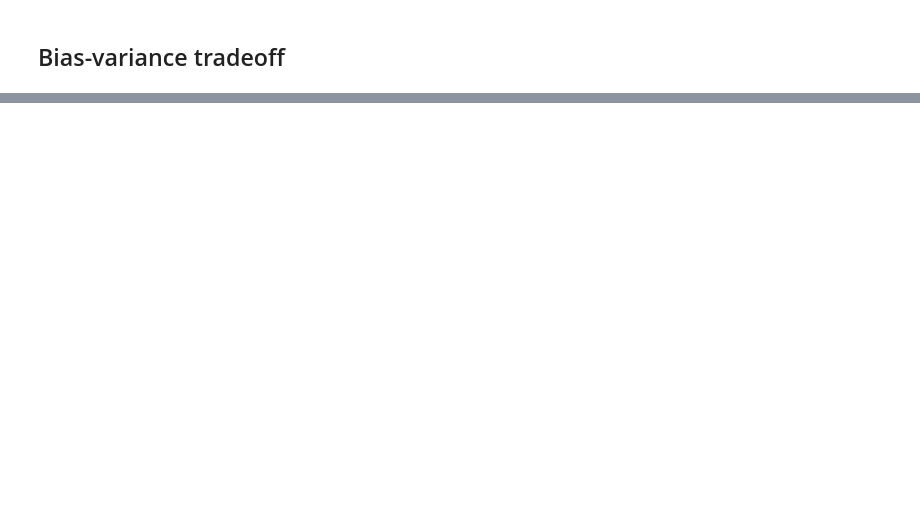
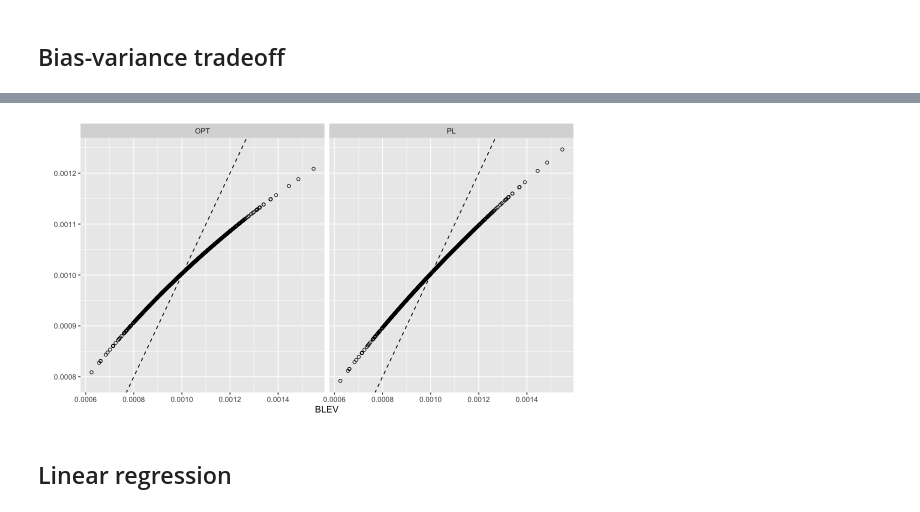
Before and after one commit to pat-alt/statisticalModellingAndInference, a Jupyter notebook: model_selection.ipynb, the cells around one changed output, grey strips where cells are left out. Cells and saved outputs as stored; diff of their text form; code cells hidden in the pictures; blank space fills up the shorter version.

```diff
--- a/model_selection.ipynb
+++ b/model_selection.ipynb
@@ -179,0 +219,48 @@ where the first term on the right-hand side corresponds to the variance of our p
+# %%
+source("R/rorthogonal.R")
+n <- 1000
+p <- 100
+X <- rorthogonal(n,p)
+# Subsampling methods:
+methods <- list(
+  "UNIF" = UNIF,
+  "BLEV" = BLEV,
+  "OPT" = OPT,
+  "PL" = PL
+)
+smpl_probs <- rbindlist(
+  lapply(
+    names(methods)[2:4],
+    function(i) {
+      method <- i
+      prob <- methods[[method]](X, y=NULL, m=NULL, prob_only=T)
+      return(data.table(prob=prob, method=method))
+    }
+  )
+)
+dt_plot <- rbindlist(
+  lapply(
+    names(methods)[3:4],
+    function(i) {
+      other_method <- i
+      x <- smpl_probs[method=="BLEV"]$prob
+      y <- smpl_probs[method==other_method]$prob
+      data.table(x=x, y=y, y_var=other_method)
+    }
+  )
+)
+options(repr.plot.width = 9, repr.plot.height = 5)
+ggplot(dt_plot, aes(x=x, y=y)) +
+  geom_abline(intercept = 0, slope=1, linetype="dashed") +
+  geom_point(shape=1) +
+  facet_grid(
+    cols=vars(y_var)
+  ) +
+  labs(
+    x="BLEV",
+    y=""
+  )
+# %% [output]
+[figure, added]
+# %% [markdown]
+## Linear regression
```
Also changed, not shown: parts of 39 cells of this notebook, 6 other files.
